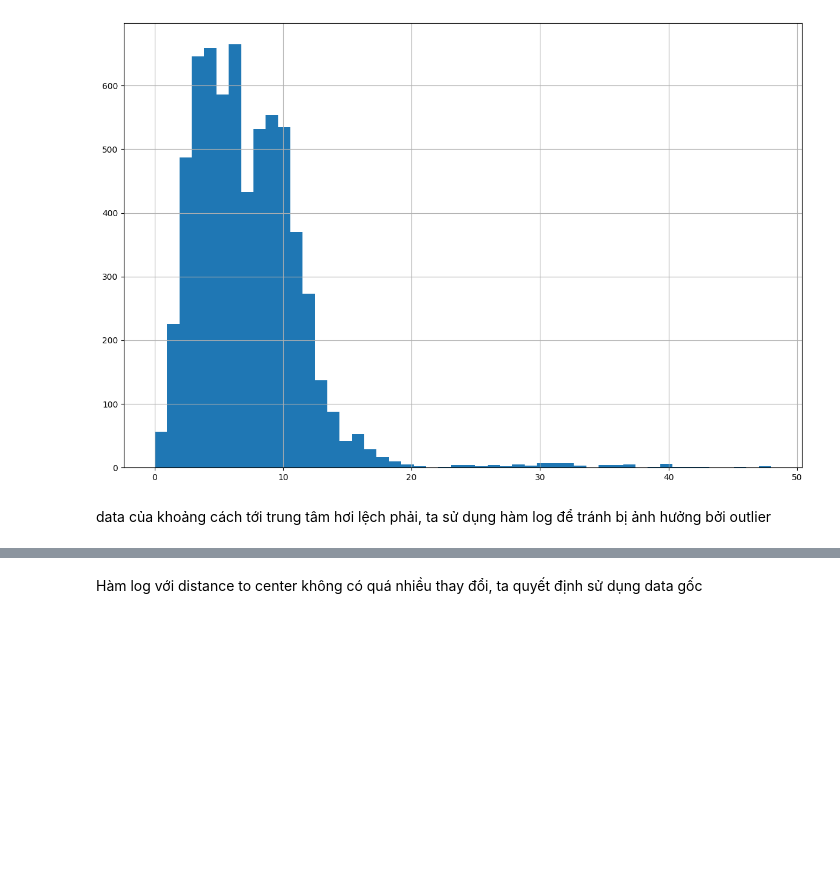
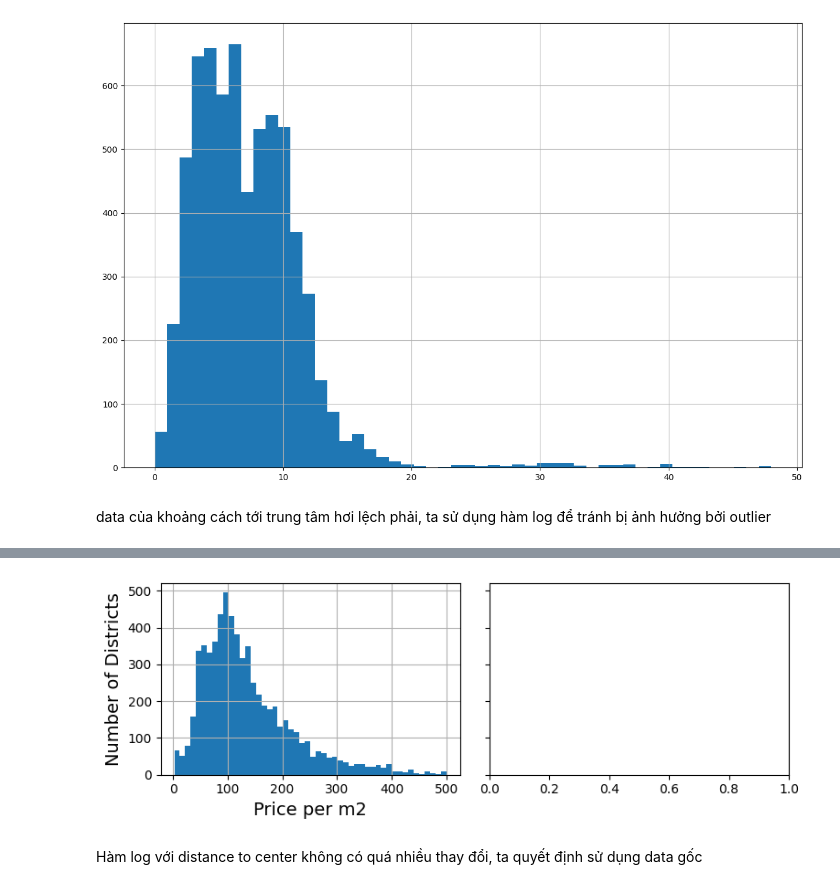
Before and after one commit to huypro2005/Data-Analysis-And-Predict-Housing-Price, a Jupyter notebook: src/notebook/notebook.ipynb, the cells around one changed output, grey strips where cells are left out. Saved outputs shown, nothing was run; the diff lists cells and outputs as text; code cells hidden in the pictures; blank space fills up the shorter version.

```diff
--- a/src/notebook/notebook.ipynb
+++ b/src/notebook/notebook.ipynb
@@ -537,3 +531,14 @@ plt.show()
+# %%
+fig, axs = plt.subplots(1, 2, figsize=(8, 3), sharey=True)
+housing_2["giá/m2"].hist(ax=axs[0], bins=50)
+
+axs[0].set_xlabel("Price per m2")
+# axs[1].set_xlabel("Log of Price per m2")
+axs[0].set_ylabel("Number of Districts")
+save_fig("price_per_sqm_plot")  # extra code
+plt.show()
+# %% [output]
+[figure, added]
 # %% [markdown]
 Hàm log với distance to center không có quá nhiều thay đổi, ta quyết định sử dụng data gốc
 # %% [markdown]
```
Also changed, not shown: parts of 3 cells of this notebook, 19 other files.
